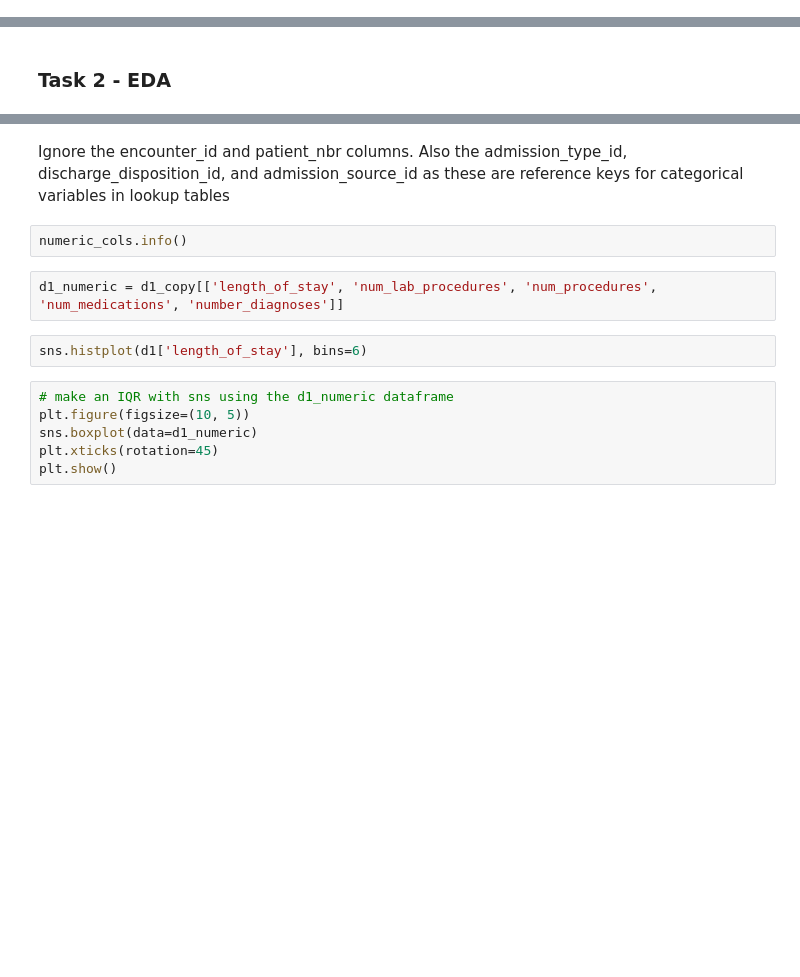
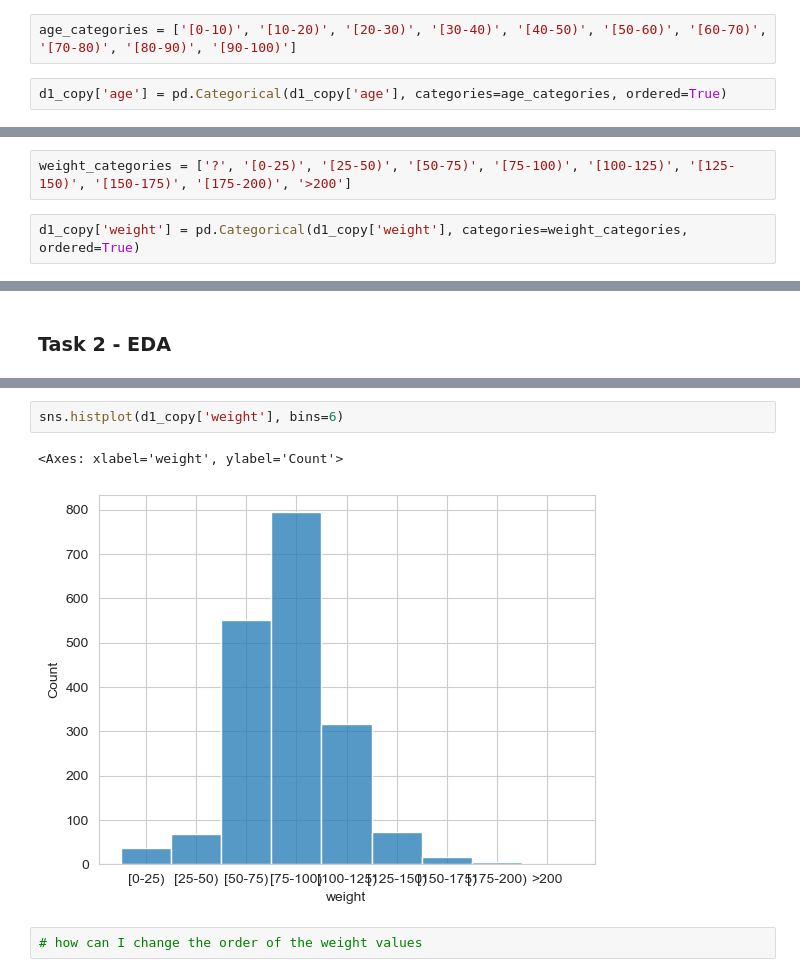
Before and after one commit to johnmarquess/IFN509, a Jupyter notebook: Assignment1_submission/assigment1_analysis.ipynb, the cells around one changed output, grey strips where cells are left out. Cells and saved outputs as stored; diff of their text form; blank space fills up the shorter version.

Commit message:
corrected the ordinal variables in task 1

```diff
--- a/Assignment1_submission/assigment1_analysis.ipynb
+++ b/Assignment1_submission/assigment1_analysis.ipynb
@@ -48,0 +56,4 @@ Name: count, dtype: int64
+# %%
+age_categories = ['[0-10)', '[10-20)', '[20-30)', '[30-40)', '[40-50)', '[50-60)', '[60-70)', '[70-80)', '[80-90)', '[90-100)']
+# %%
+d1_copy['age'] = pd.Categorical(d1_copy['age'], categories=age_categories, ordered=True)
@@ -48,0 +75,4 @@ Name: count, dtype: int64
+# %%
+weight_categories = ['?', '[0-25)', '[25-50)', '[50-75)', '[75-100)', '[100-125)', '[125-150)', '[150-175)', '[175-200)', '>200']
+# %%
+d1_copy['weight'] = pd.Categorical(d1_copy['weight'], categories=weight_categories, ordered=True)
@@ -103,14 +140,7 @@ numeric_cols = d1_copy.select_dtypes(include=['Int64'])
-# %% [markdown]
-Ignore the encounter_id and patient_nbr columns. Also the admission_type_id, discharge_disposition_id, and admission_source_id as these are reference keys for categorical variables in lookup tables
-# %%
-numeric_cols.info()
-# %%
-d1_numeric = d1_copy[['length_of_stay', 'num_lab_procedures', 'num_procedures', 'num_medications', 'number_diagnoses']]
-# %%
-sns.histplot(d1['length_of_stay'], bins=6)
-# %%
-# make an IQR with sns using the d1_numeric dataframe
-plt.figure(figsize=(10, 5))
-sns.boxplot(data=d1_numeric)
-plt.xticks(rotation=45)
-plt.show()
+# %%
+sns.histplot(d1_copy['weight'], bins=6)
+# %% [output]
+<Axes: xlabel='weight', ylabel='Count'>
+[figure, added]
+# %%
+# how can I change the order of the weight values
```
Also changed, not shown: parts of 14 cells of this notebook, 1 other file.
